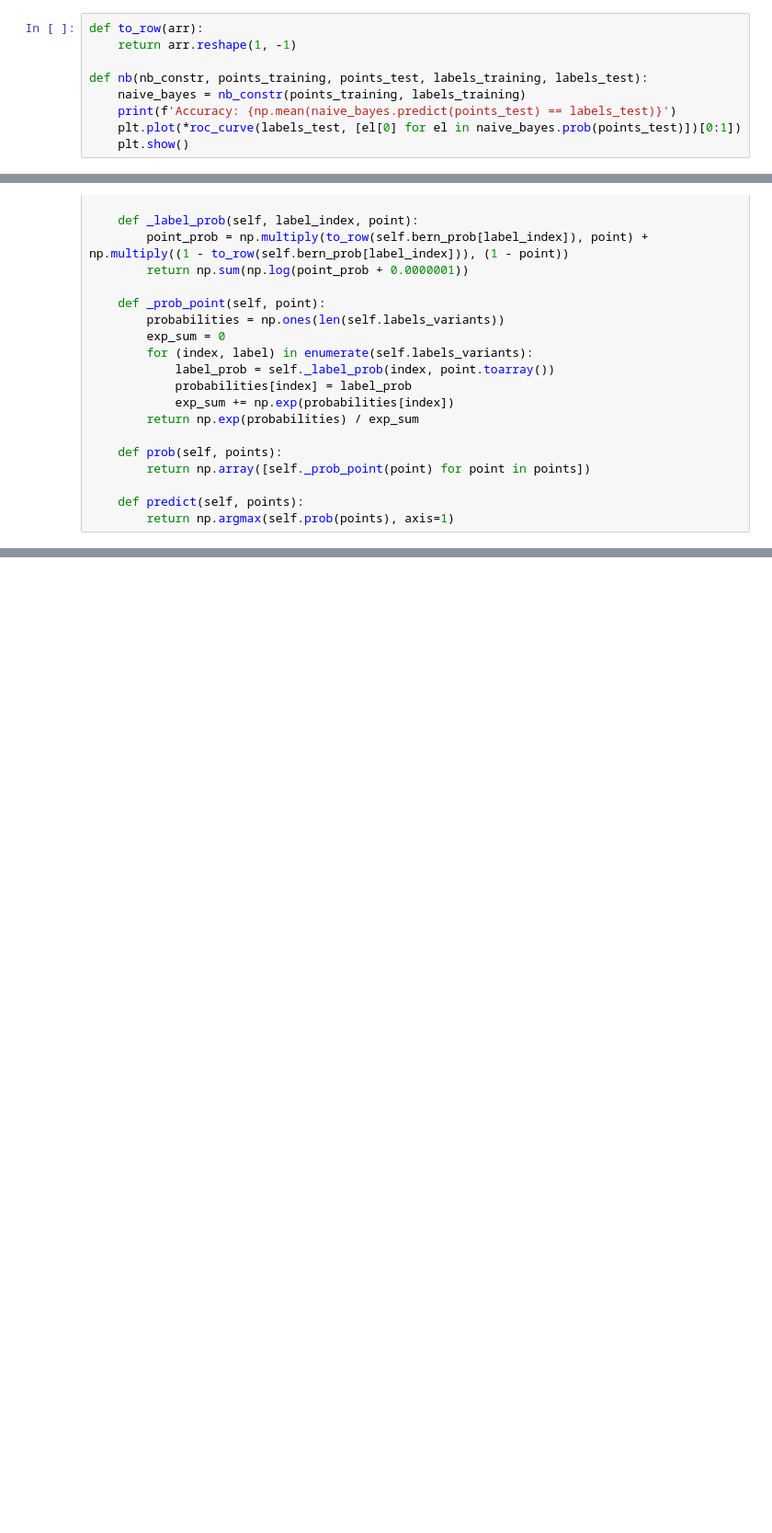
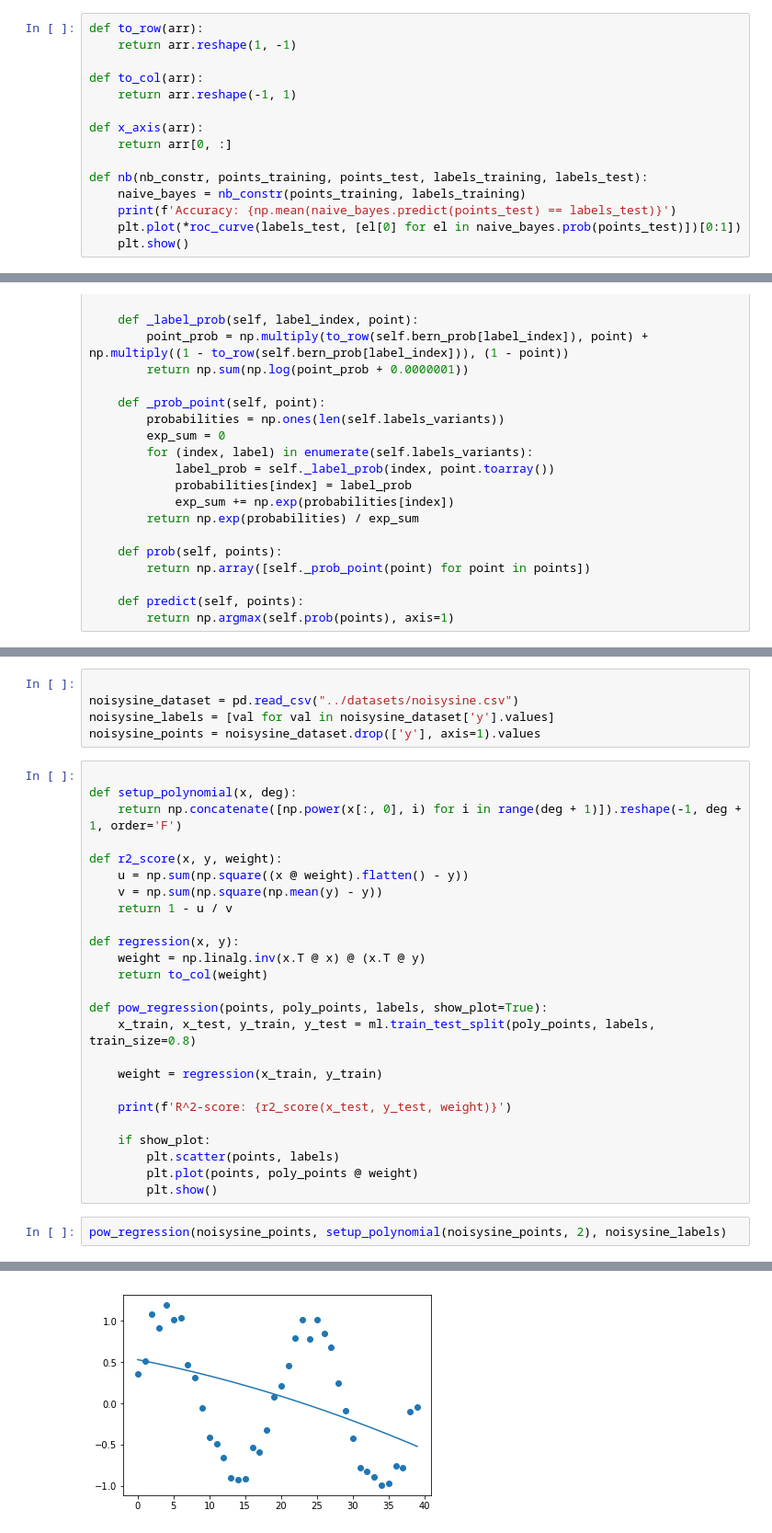
Before and after one commit to TanVD/se-ml-course, a Jupyter notebook: 8/8.ipynb, the cells around one changed output, grey strips where cells are left out. Shown at 92% size. Drawn from its saved outputs; the diff is of its cells as text; blank space fills up the shorter version.

Commit message:
Add linear regression

```diff
--- a/8/8.ipynb
+++ b/8/8.ipynb
@@ -9,6 +9,12 @@ import matplotlib.pyplot as plt
 # %%
 def to_row(arr):
     return arr.reshape(1, -1)
+
+def to_col(arr):
+    return arr.reshape(-1, 1)
+
+def x_axis(arr):
+    return arr[0, :]
 
 def nb(nb_constr, points_training, points_test, labels_training, labels_test):
     naive_bayes = nb_constr(points_training, labels_training)
@@ -88,3 +94,36 @@ nb(MNB, sms_spam_points_training, sms_spam_points_test, sms_spam_labels_training
 # %% [output]
 Accuracy: 0.9901345291479821
 [figure]
+# %%
+
+noisysine_dataset = pd.read_csv("../datasets/noisysine.csv")
+noisysine_labels = [val for val in noisysine_dataset['y'].values]
+noisysine_points = noisysine_dataset.drop(['y'], axis=1).values
+# %%
+
+def setup_polynomial(x, deg):
+    return np.concatenate([np.power(x[:, 0], i) for i in range(deg + 1)]).reshape(-1, deg + 1, order='F')
+
+def r2_score(x, y, weight):
+    u = np.sum(np.square((x @ weight).flatten() - y))
+    v = np.sum(np.square(np.mean(y) - y))
+    return 1 - u / v
+
+def regression(x, y):
+    weight = np.linalg.inv(x.T @ x) @ (x.T @ y)
+    return to_col(weight)
+
+def pow_regression(points, poly_points, labels, show_plot=True):
+    x_train, x_test, y_train, y_test = ml.train_test_split(poly_points, labels, train_size=0.8)
+
+    weight = regression(x_train, y_train)
+
+    print(f'R^2-score: {r2_score(x_test, y_test, weight)}')
+
+    if show_plot:
+        plt.scatter(points, labels)
+        plt.plot(points, poly_points @ weight)
+        plt.show()
+# %%
+pow_regression(noisysine_points, setup_polynomial(noisysine_points, 2), noisysine_labels)
+# %% [output]
@@ -90,0 +131 @@ Accuracy: 0.9901345291479821
+[figure, added]
```
Also changed, not shown: parts of 7 cells of this notebook, 2 other files.
